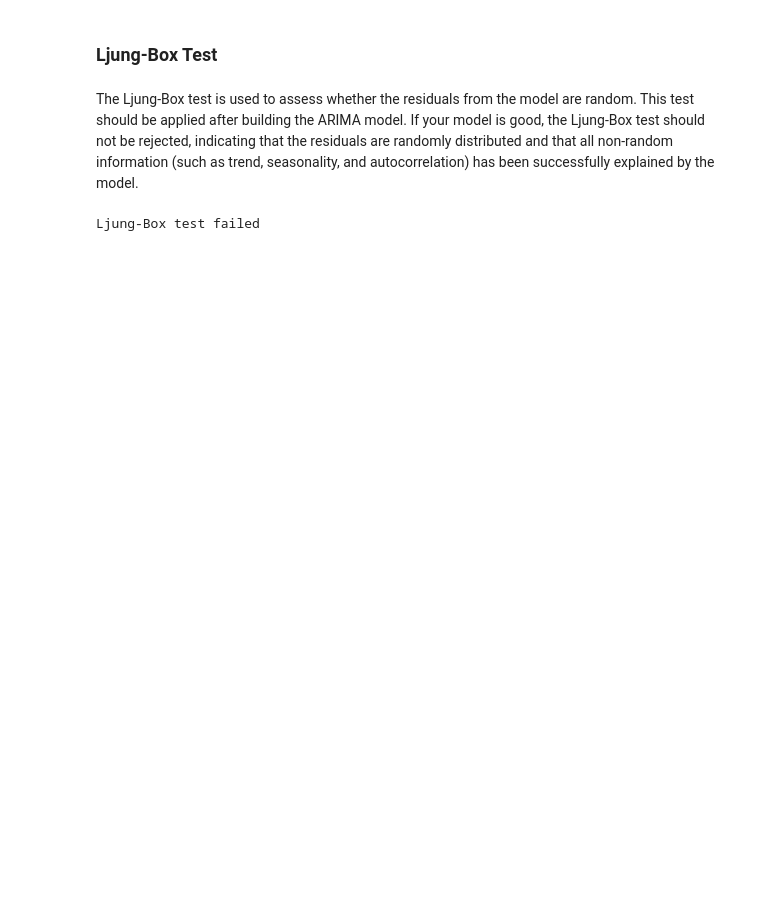
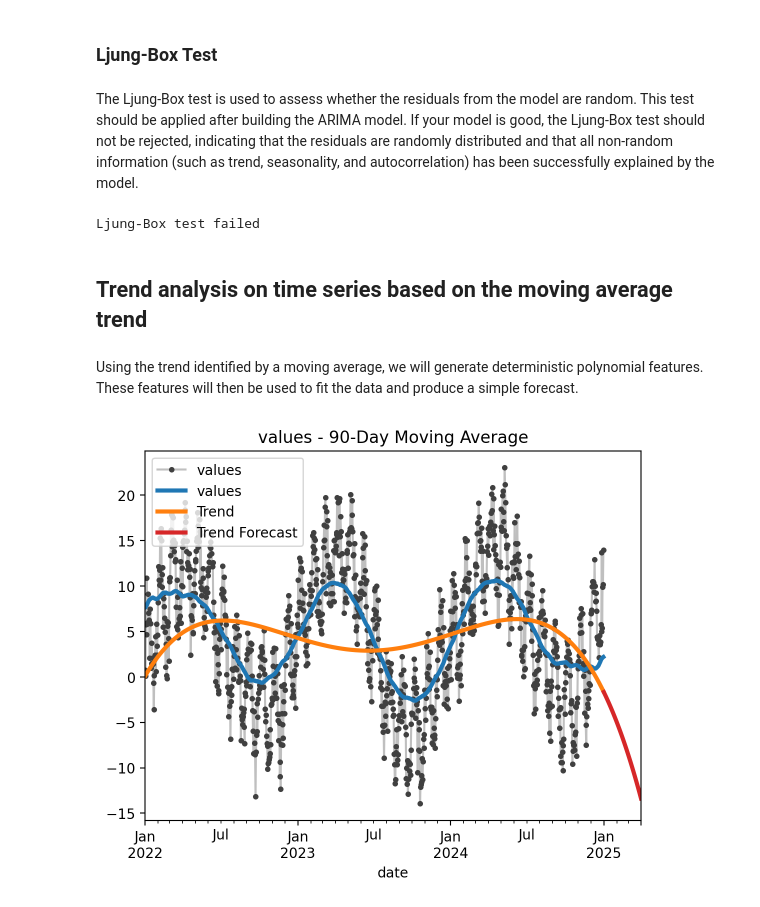
Before and after one commit to dcrowTMH/stat_test, a Jupyter notebook: notebooks/time_series_data_nature_discovery.ipynb, the cells around one changed output. Drawn from its saved outputs; the diff is of its cells as text; code cells hidden in the pictures; blank space fills up the shorter version.

```diff
--- a/notebooks/time_series_data_nature_discovery.ipynb
+++ b/notebooks/time_series_data_nature_discovery.ipynb
@@ -228,3 +213,11 @@ The Ljung-Box test is used to assess whether the residuals from the model are ra
 time_series_ssd.autocorrelation_Ljung_box(time_series_ssd.ts)
 # %% [output]
 Ljung-Box test failed
+# %% [markdown]
+## Trend analysis on time series based on the moving average trend
+# %% [markdown]
+Using the trend identified by a moving average, we will generate deterministic polynomial features. These features will then be used to fit the data and produce a simple forecast.
+# %%
+time_series_ssd.trend_analysis(180,4)
+# %% [output]
+[figure, added]
```
Also changed, not shown: parts of 30 cells of this notebook.
